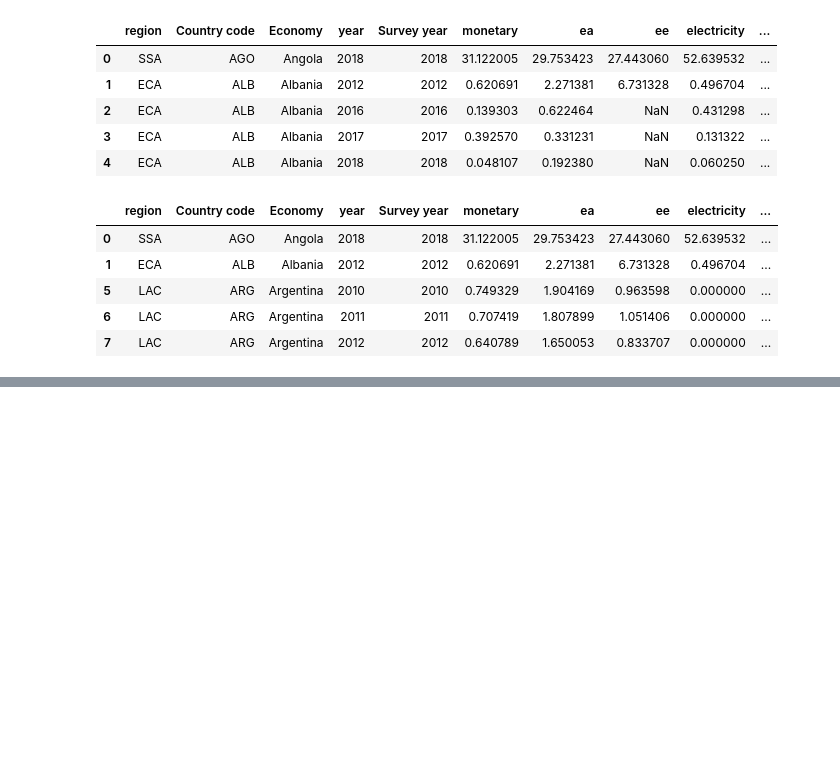
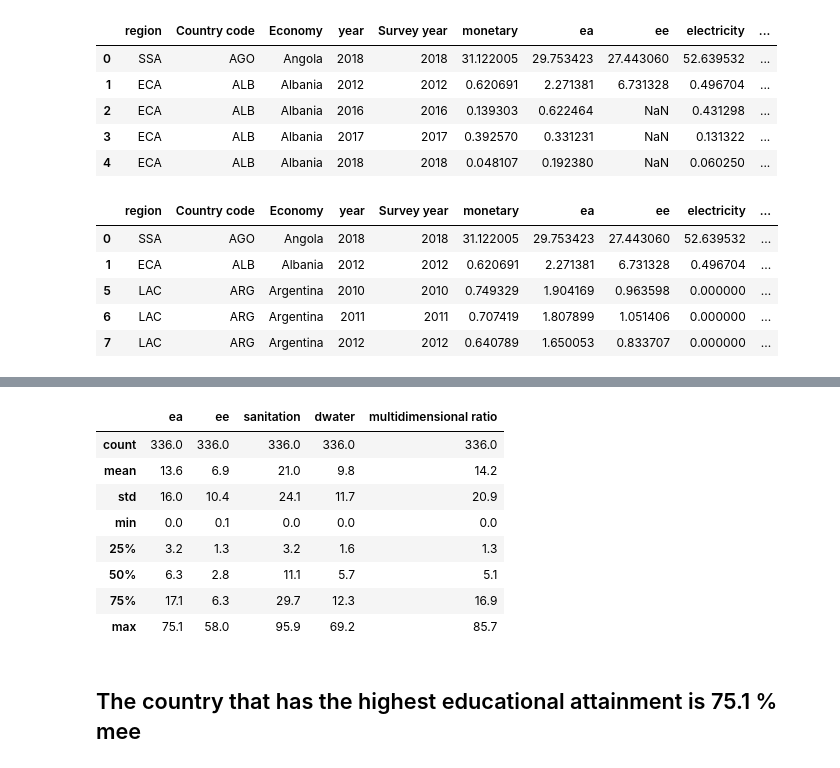
Before and after one commit to Sebastian4524/Datavisualization, a Jupyter notebook: pandas.ipynb, the cells around one changed output, grey strips where cells are left out. Drawn from its saved outputs; the diff is of its cells as text; code cells hidden in the pictures; blank space fills up the shorter version.

```diff
--- a/pandas.ipynb
+++ b/pandas.ipynb
@@ -125,0 +146,14 @@ d2.head()
+# %%
+d2[["ea", "ee" , "sanitation", "dwater", "multidimensional ratio"]].describe().applymap(lambda x:"{:,.1f}".format(x))
+# %% [output]
+|  | ea | ee | sanitation | dwater | multidimensional ratio |
+| count | 336.0 | 336.0 | 336.0 | 336.0 | 336.0 |
+| mean | 13.6 | 6.9 | 21.0 | 9.8 | 14.2 |
+| std | 16.0 | 10.4 | 24.1 | 11.7 | 20.9 |
+| min | 0.0 | 0.1 | 0.0 | 0.0 | 0.0 |
+| 25% | 3.2 | 1.3 | 3.2 | 1.6 | 1.3 |
+| 50% | 6.3 | 2.8 | 11.1 | 5.7 | 5.1 |
+| 75% | 17.1 | 6.3 | 29.7 | 12.3 | 16.9 |
+| max | 75.1 | 58.0 | 95.9 | 69.2 | 85.7 |
+# %% [markdown]
+## The country that has the highest educational attainment is 75.1 % mee
```
Also changed, not shown: parts of 7 cells of this notebook.
